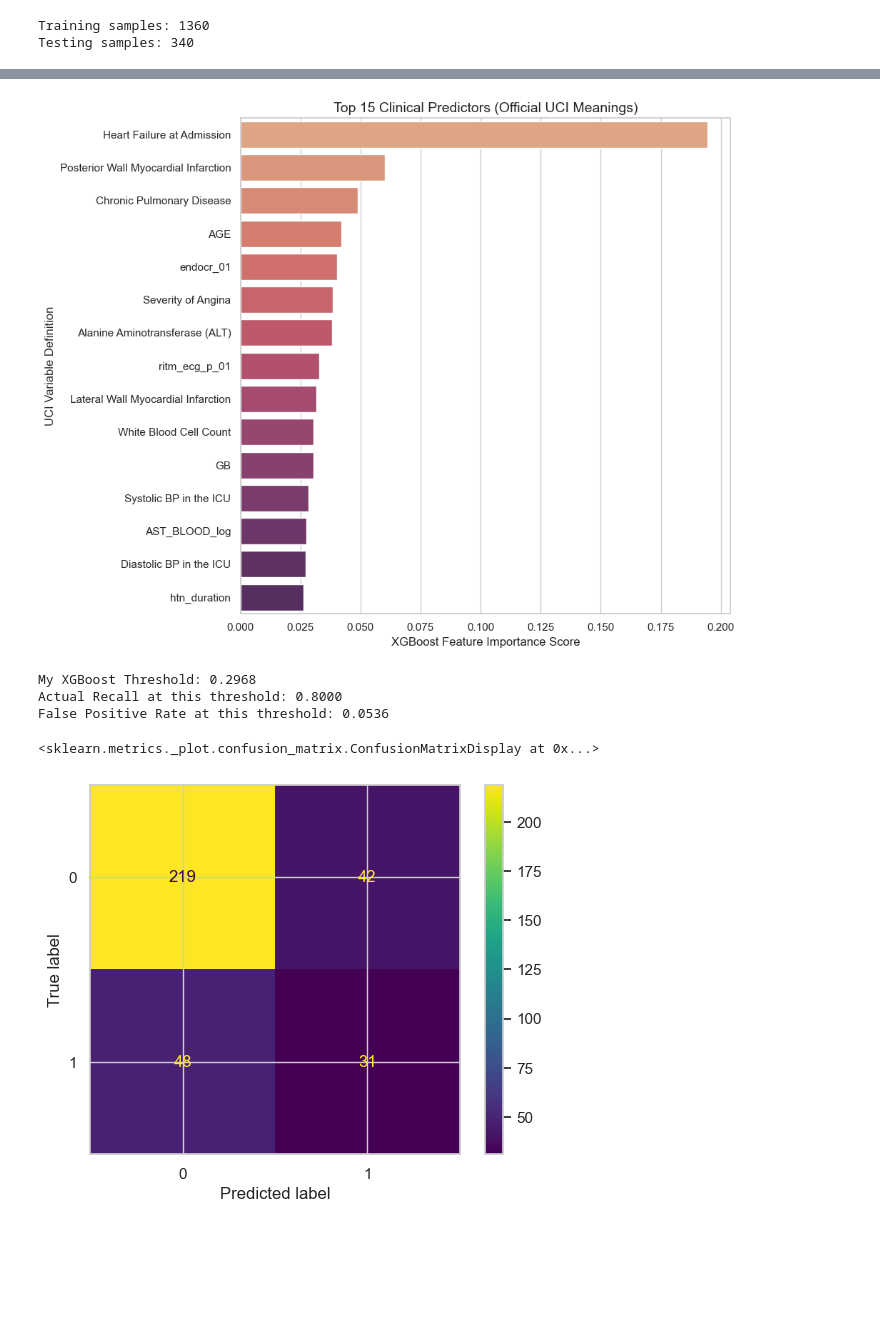
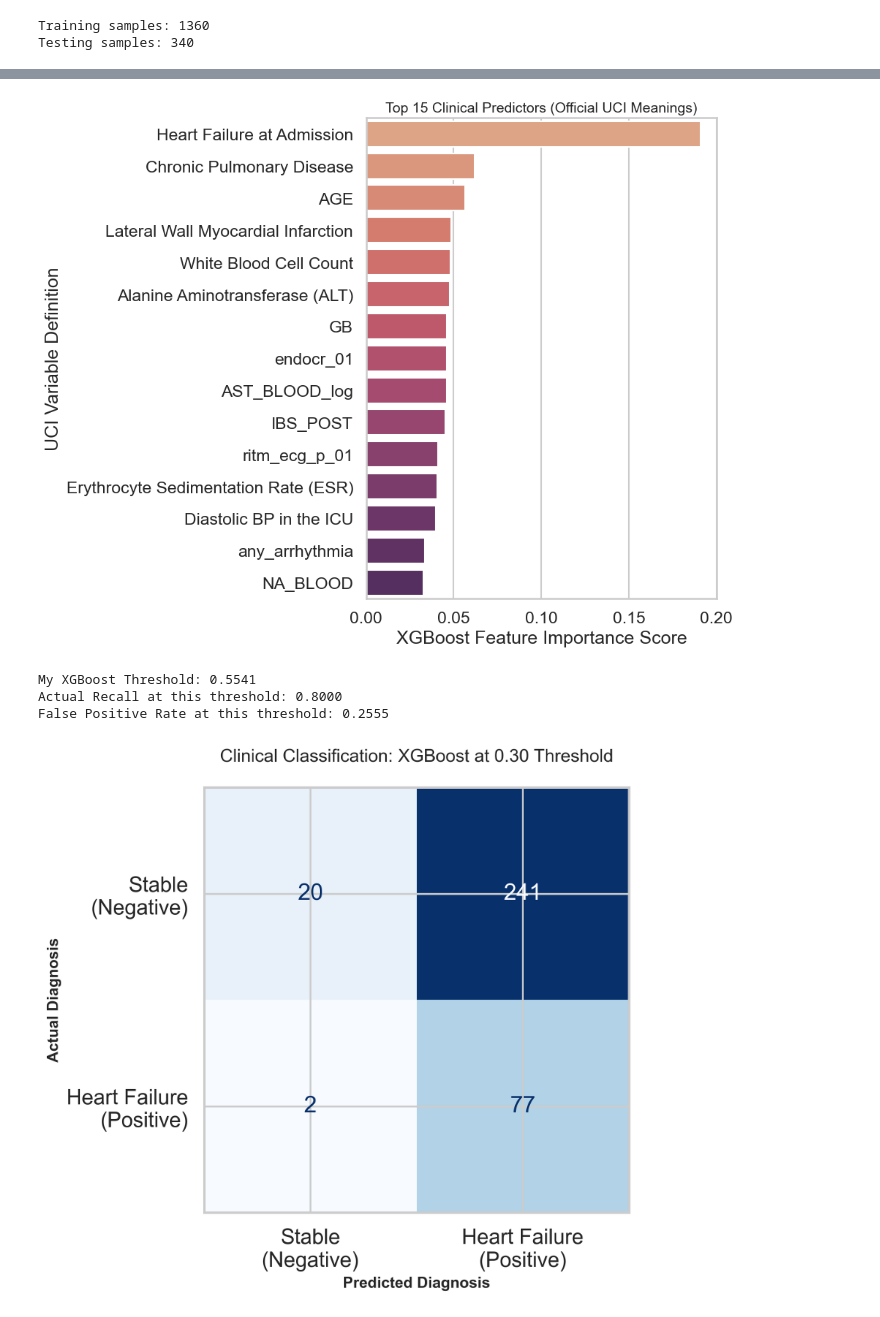
Before and after one commit to maxxhvo/Myocardial-Infarction-ML-Project, a Jupyter notebook: XG_Boost_Modeling/xgboost.ipynb, the cells around one changed output, grey strips where cells are left out. Saved outputs shown, nothing was run; the diff lists cells and outputs as text; code cells hidden in the pictures; blank space fills up the shorter version.

```diff
--- a/XG_Boost_Modeling/xgboost.ipynb
+++ b/XG_Boost_Modeling/xgboost.ipynb
@@ -55,12 +55,11 @@ Testing samples: 340
 # intialize model vibes
 model = xgb.XGBClassifier(
     n_estimators=100,
-    learning_rate=0.1,
-    max_depth=4,
-    random_state=42,
+    max_depth=3,
+    learning_rate=0.05,
+    tree_method="hist", # required for categorical
     enable_categorical=True,
-    tree_method='hist', # Required for enable_categorical=True
-    eval_metric='logloss'
+    scale_pos_weight=5
 )
 
 # model fitting
@@ -162,7 +161,7 @@ plt.ylabel('UCI Variable Definition')
 plt.tight_layout()
 plt.show()
 # %% [output]
-[figure, old version]
+[figure, new version]
 # %%
 from sklearn.metrics import roc_curve
 import numpy as np
@@ -185,18 +184,38 @@ print(f"My XGBoost Threshold: {my_chosen_threshold:.4f}")
 print(f"Actual Recall at this threshold: {tpr[best_idx]:.4f}")
 print(f"False Positive Rate at this threshold: {fpr[best_idx]:.4f}")
 # %% [output]
-My XGBoost Threshold: 0.2968
+My XGBoost Threshold: 0.5541
 Actual Recall at this threshold: 0.8000
-False Positive Rate at this threshold: 0.0536
+False Positive Rate at this threshold: 0.2555
 # %%
 from sklearn.metrics import confusion_matrix, ConfusionMatrixDisplay
-# Apply the threshold to your test probabilities
+import matplotlib.pyplot as plt
+
+# threshold-based predictions
 y_pred_threshold = (model.predict_proba(X_test)[:, 1] >= 0.2968).astype(int)
-cm = confusion_matrix(y_test, y_pred_threshold)
-ConfusionMatrixDisplay(cm).plot()
+
+# plot setup
+fig, ax = plt.subplots(figsize=(7, 6), dpi=300)
+
+# .from_predictions method
+cmd = ConfusionMatrixDisplay.from_predictions(
+    y_test,
+    y_pred_threshold,
+    display_labels=['Stable\n(Negative)', 'Heart Failure\n(Positive)'],
+    cmap='Blues',      # mrore profesh
+    colorbar=False,
+    ax=ax
+)
+
+# aesthetics
+plt.title('Clinical Classification: XGBoost at 0.30 Threshold', fontsize=14, pad=20)
+plt.xlabel('Predicted Diagnosis', fontsize=12, fontweight='bold')
+plt.ylabel('Actual Diagnosis', fontsize=12, fontweight='bold')
+
+plt.savefig('final_confusion_matrix.png', bbox_inches='tight')
+plt.show()
 # %% [output]
-<sklearn.metrics._plot.confusion_matrix.ConfusionMatrixDisplay at 0x...>
-[figure, old version]
+[figure, new version]
 # %%
 from sklearn.metrics import precision_recall_curve
 import matplotlib.pyplot as plt
```
Also changed, not shown: parts of 5 cells of this notebook, 4 other files.
